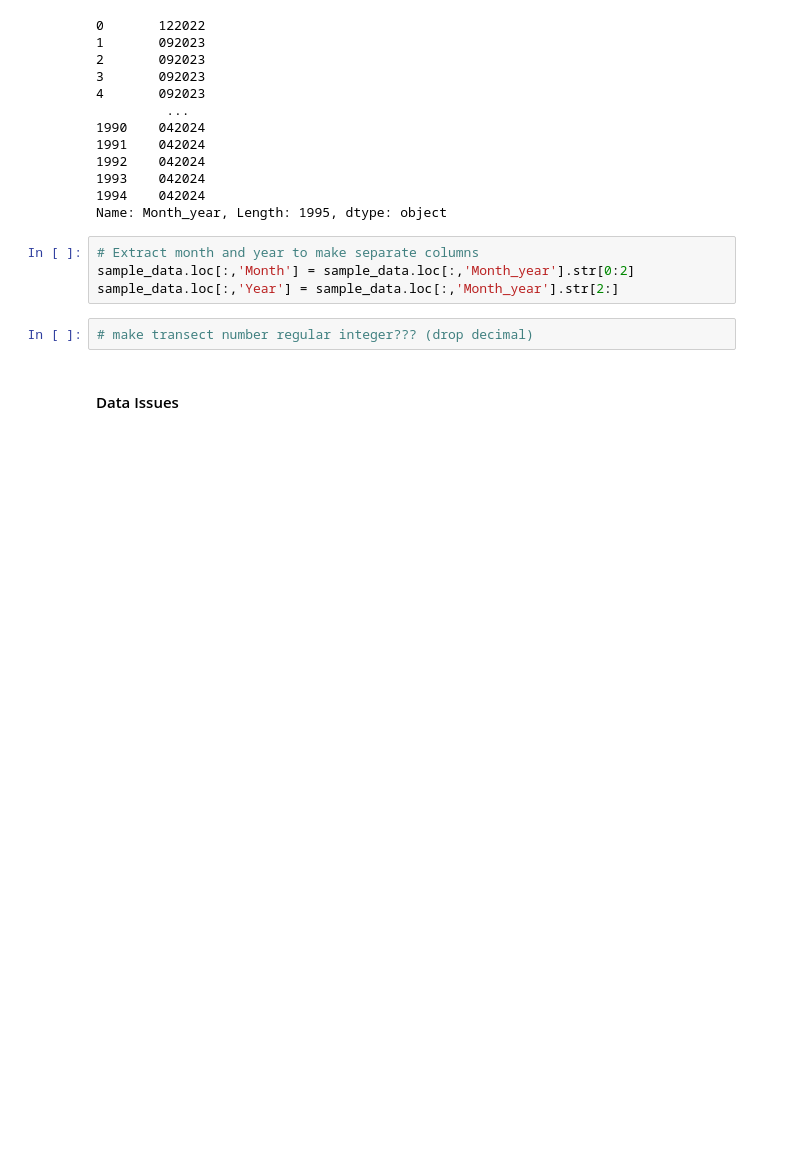
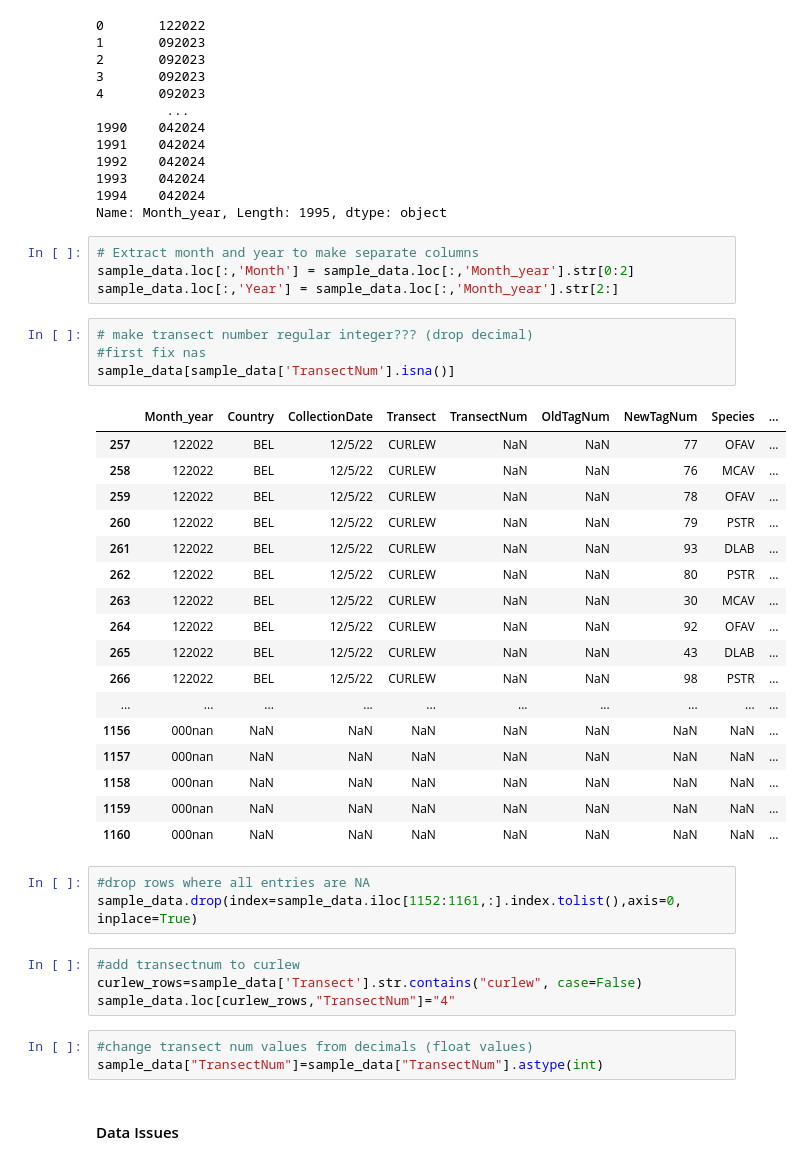
Before and after one commit to brookewicz/CBC_metagenomics, a Jupyter notebook: Demographics/SummaryStats.ipynb, the cells around one changed output. Saved outputs shown, nothing was run; the diff lists cells and outputs as text; blank space fills up the shorter version.

```diff
--- a/Demographics/SummaryStats.ipynb
+++ b/Demographics/SummaryStats.ipynb
@@ -108,6 +108,36 @@ sample_data.loc[:,'Month'] = sample_data.loc[:,'Month_year'].str[0:2]
 sample_data.loc[:,'Year'] = sample_data.loc[:,'Month_year'].str[2:]
 # %%
 # make transect number regular integer??? (drop decimal)
+#first fix nas
+sample_data[sample_data['TransectNum'].isna()]
+# %% [output]
+|  | Month_year | Country | CollectionDate | Transect | TransectNum | OldTagNum | NewTagNum | Species | ... |
+| 257 | 122022 | BEL | 12/5/22 | CURLEW | NaN | NaN | 77 | OFAV | ... |
+| 258 | 122022 | BEL | 12/5/22 | CURLEW | NaN | NaN | 76 | MCAV | ... |
+| 259 | 122022 | BEL | 12/5/22 | CURLEW | NaN | NaN | 78 | OFAV | ... |
+| 260 | 122022 | BEL | 12/5/22 | CURLEW | NaN | NaN | 79 | PSTR | ... |
+| 261 | 122022 | BEL | 12/5/22 | CURLEW | NaN | NaN | 93 | DLAB | ... |
+| 262 | 122022 | BEL | 12/5/22 | CURLEW | NaN | NaN | 80 | PSTR | ... |
+| 263 | 122022 | BEL | 12/5/22 | CURLEW | NaN | NaN | 30 | MCAV | ... |
+| 264 | 122022 | BEL | 12/5/22 | CURLEW | NaN | NaN | 92 | OFAV | ... |
+| 265 | 122022 | BEL | 12/5/22 | CURLEW | NaN | NaN | 43 | DLAB | ... |
+| 266 | 122022 | BEL | 12/5/22 | CURLEW | NaN | NaN | 98 | PSTR | ... |
+| ... | ... | ... | ... | ... | ... | ... | ... | ... | ... |
+| 1156 | 000nan | NaN | NaN | NaN | NaN | NaN | NaN | NaN | ... |
+| 1157 | 000nan | NaN | NaN | NaN | NaN | NaN | NaN | NaN | ... |
+| 1158 | 000nan | NaN | NaN | NaN | NaN | NaN | NaN | NaN | ... |
+| 1159 | 000nan | NaN | NaN | NaN | NaN | NaN | NaN | NaN | ... |
+| 1160 | 000nan | NaN | NaN | NaN | NaN | NaN | NaN | NaN | ... |
+# %%
+#drop rows where all entries are NA
+sample_data.drop(index=sample_data.iloc[1152:1161,:].index.tolist(),axis=0, inplace=True)
+# %%
+#add transectnum to curlew
+curlew_rows=sample_data['Transect'].str.contains("curlew", case=False)
+sample_data.loc[curlew_rows,"TransectNum"]="4"
+# %%
+#change transect num values from decimals (float values)
+sample_data["TransectNum"]=sample_data["TransectNum"].astype(int)
 # %% [markdown]
 #### Data Issues
 # %% [markdown]
```
Also changed, not shown: parts of 23 cells of this notebook.
